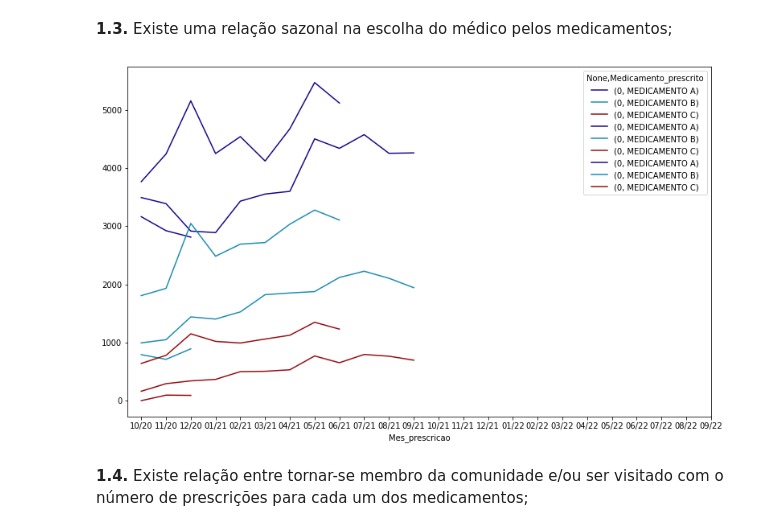
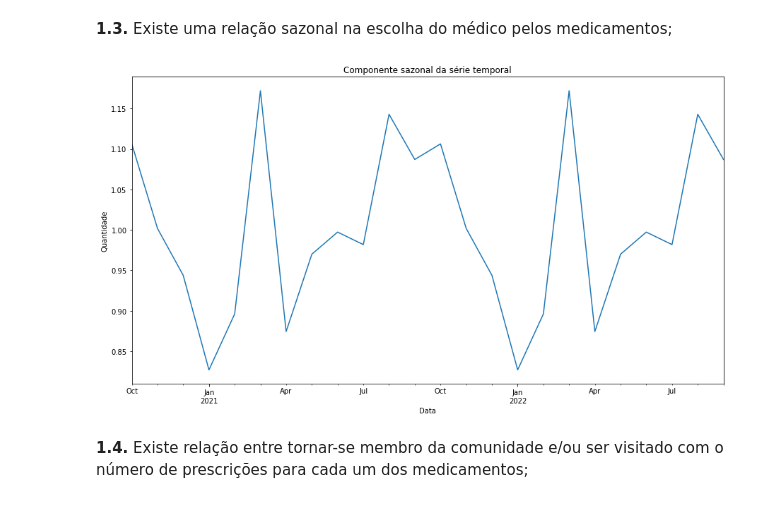
Before and after one commit to Juniorffonseca/processo_seletivo, a Jupyter notebook: teste_processo_seletivo.ipynb, the cells around one changed output. Saved outputs shown, nothing was run; the diff lists cells and outputs as text; code cells hidden in the pictures.

```diff
--- a/teste_processo_seletivo.ipynb
+++ b/teste_processo_seletivo.ipynb
@@ -137,28 +136,25 @@ plt.show() # Plotagem
 [figure]
 # %% [markdown]
 **1.3.** Existe uma relação sazonal na escolha do médico pelos medicamentos;
-# %%
-# Recarregando arquivo csv em outra variável
-prescricoes_4 = pd.read_csv('prescricoes.csv', sep = ';', encoding='latin-1')
-
-prescricoes_4 = prescricoes_4[['Medicamento_prescrito', 'Mes_prescricao']].value_counts().to_frame()
-
-prescricoes_4 = prescricoes_4.reset_index()
-
-prescricoes_4['Mes_prescricao'] = list(map(str, prescricoes_4['Mes_prescricao']))
-
-prescricoes_4 = prescricoes_4.pivot(index='Mes_prescricao', columns='Medicamento_prescrito')
-
-lista1 = ['202010', '202011', '202012']
-lista2 = ['202101', '202102', '202103', '202104', '202105', '202106', '202107', '202108', '202109', '202110', '202111', '202112']
-lista3 = ['202201', '202202', '202203', '202204', '202205', '202206', '202207', '202208', '202209']
-ax = prescricoes_4.loc[lista1][:].plot(kind = 'line', stacked = 0, figsize = (13, 8), alpha = 1, color = lista)
-ax1 = prescricoes_4.loc[lista2][:].plot(kind = 'line', stacked = 0, figsize = (13, 8), alpha = 1, color = lista, ax = ax)
-ax2 = prescricoes_4.loc[lista3][:].plot(kind = 'line', stacked = 0, figsize = (13, 8), alpha = 1, color = lista, ax = ax1)
-plt.xticks(range(0, len(lista_datas), 1), lista_datas)
-plt.show()
-# %% [output]
-[figure, removed]
+# %%
+# Carregando csv em uma variável
+prescricoes_5 = pd.read_csv('prescricoes.csv', sep = ';', encoding='latin-1')
+
+# Importar biblioteca statsmodels
+from statsmodels.tsa.seasonal import seasonal_decompose
+
+prescricoes_5['Mes_prescricao'] = pd.to_datetime(prescricoes_5['Mes_prescricao'], format='%Y%m')
+prescricoes_5 = prescricoes_5.set_index('Mes_prescricao').groupby(pd.Grouper(freq='M'))['Medicamento_prescrito'].count()
+result = seasonal_decompose(prescricoes_5, model='multiplicative', period=12)
+seasonal = result.seasonal
+ax = seasonal.plot(figsize = (15, 8))
+plt.title('Componente sazonal da série temporal')
+
+plt.xlabel('Data')
+plt.ylabel('Quantidade')
+plt.show()
+# %% [output]
+[figure, added]
 # %% [markdown]
 **1.4.** Existe relação entre tornar-se membro da comunidade e/ou ser visitado com
 o número de prescrições para cada um dos medicamentos;
```
Also changed, not shown: parts of 4 cells of this notebook.
